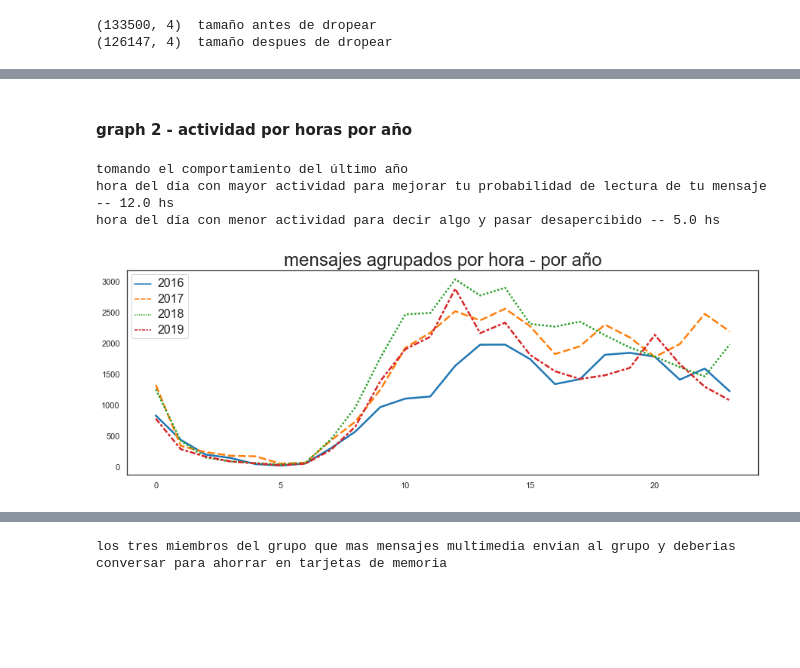
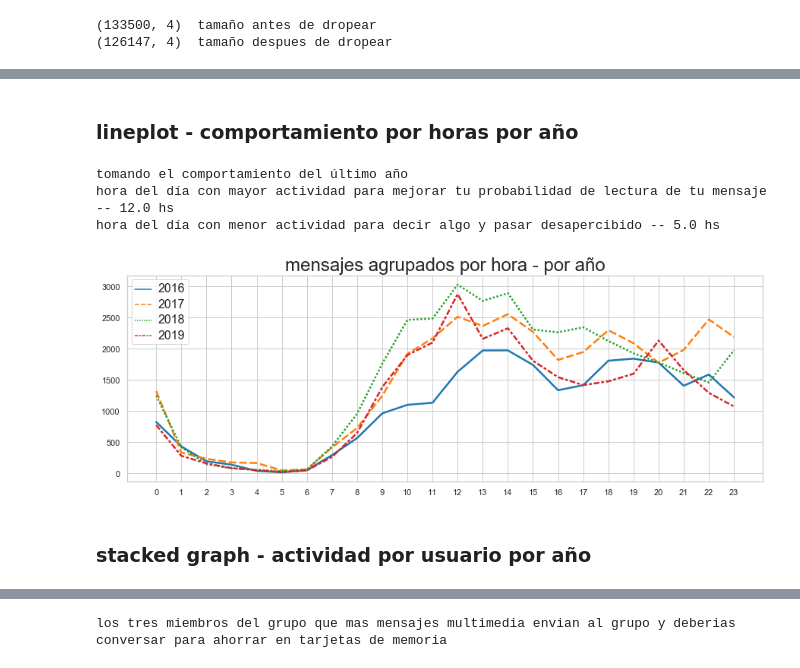
Before and after one commit to joaquin-tempelsman/data-stories, a Jupyter notebook: Whatsapp group - analytics/notebook - DH.ipynb, the cells around one changed output, grey strips where cells are left out. Drawn from its saved outputs; the diff is of its cells as text; code cells hidden in the pictures; blank space fills up the shorter version.

```diff
--- a/Whatsapp group - analytics/notebook - DH.ipynb
+++ b/Whatsapp group - analytics/notebook - DH.ipynb
@@ -31,5 +33,8 @@ import matplotlib.pyplot as pyplot
 # %%
-with open('chatdh.txt', 'r', encoding="utf8") as myfile:
+#read del csv exportado del whatsapp group deseado
+#contiene un string por mensaje enviado con información de fecha, usuario y texto
+
+with open('whatsap-group-chat.txt', 'r', encoding="utf8") as myfile:
   data = myfile.read()
 sentences = data.split('\n')
 len(sentences)
@@ -179 +191,43 @@ df.loc[df['date3'] == top_chat_day].text.sample(15)
 Name: text, dtype: object
+# %% [markdown]
+
+### lineplot - comportamiento por horas por año
+# %%
+#producimos el grupo de datos agrupados por hora del dia por año para estudiar el comportamiento
+#por hora del grupo
+
+years_lists = df.year.unique()
+df_graph2 = pd.DataFrame()
+
+for i in years_lists:
+    serie_graph2 = df.loc[df['year'] == i].groupby('hour').count().text.transpose()#.drop(index=i)
+    df_graph2 = df_graph2.append(serie_graph2, ignore_index=True)
+
+df_graph2.index = years_lists
+df_graph2.index = df_graph2.index.astype('int')
+
+
+
+a4_dims = (15, 5)
+fig, ax = pyplot.subplots(figsize=a4_dims)
+
+plt.title('mensajes agrupados por hora - por año', fontsize=24)
+sns.set()
+
+
+sns.set(style="whitegrid")
+data = df_graph2.transpose()
+sns.lineplot(data=data, palette="tab10", linewidth=2.5, legend="full")
+plt.setp(ax.get_legend().get_texts(), fontsize='16') # for legend text
+
+ax.set_xticks(sorted(df.hour.unique()))
+
+ultimo_año_msg_x_hora = data[data.columns[-1]]
+print('tomando el comportamiento del último año')
+print('hora del día con mayor actividad para mejorar tu probabilidad de lectura de tu mensaje --',ultimo_año_msg_x_hora.idxmax(),'hs')
+print('hora del día con menor actividad para decir algo y pasar desapercibido --',ultimo_año_msg_x_hora.idxmin(),'hs')
+# %% [output]
+tomando el comportamiento del último año
+hora del día con mayor actividad para mejorar tu probabilidad de lectura de tu mensaje -- 12.0 hs
+hora del día con menor actividad para decir algo y pasar desapercibido -- 5.0 hs
+[figure, added]
@@ -180,2 +254,2 @@ Name: text, dtype: object
 # %% [markdown]
- #### graph 2 - actividad por horas por año
+### stacked graph - actividad por usuario por año
@@ -192,22 +255,0 @@ df_graph2.index = df_graph2.index.astype('int')
-# %%
-
-
-a4_dims = (15, 5)
-fig, ax = pyplot.subplots(figsize=a4_dims)
-
-plt.title('mensajes agrupados por hora - por año', fontsize=24)
-
-sns.set(style="whitegrid")
-data = df_graph2.transpose()
-sns.lineplot(data=data, palette="tab10", linewidth=2.5)
-plt.setp(ax.get_legend().get_texts(), fontsize='16') # for legend text
-
-ultimo_año_msg_x_hora = data[data.columns[-1]]
-print('tomando el comportamiento del último año')
-print('hora del día con mayor actividad para mejorar tu probabilidad de lectura de tu mensaje --',ultimo_año_msg_x_hora.idxmax(),'hs')
-print('hora del día con menor actividad para decir algo y pasar desapercibido --',ultimo_año_msg_x_hora.idxmin(),'hs')
-# %% [output]
-tomando el comportamiento del último año
-hora del día con mayor actividad para mejorar tu probabilidad de lectura de tu mensaje -- 12.0 hs
-hora del día con menor actividad para decir algo y pasar desapercibido -- 5.0 hs
-[figure, removed]
```
Also changed, not shown: parts of 22 cells of this notebook, 2 other files.
